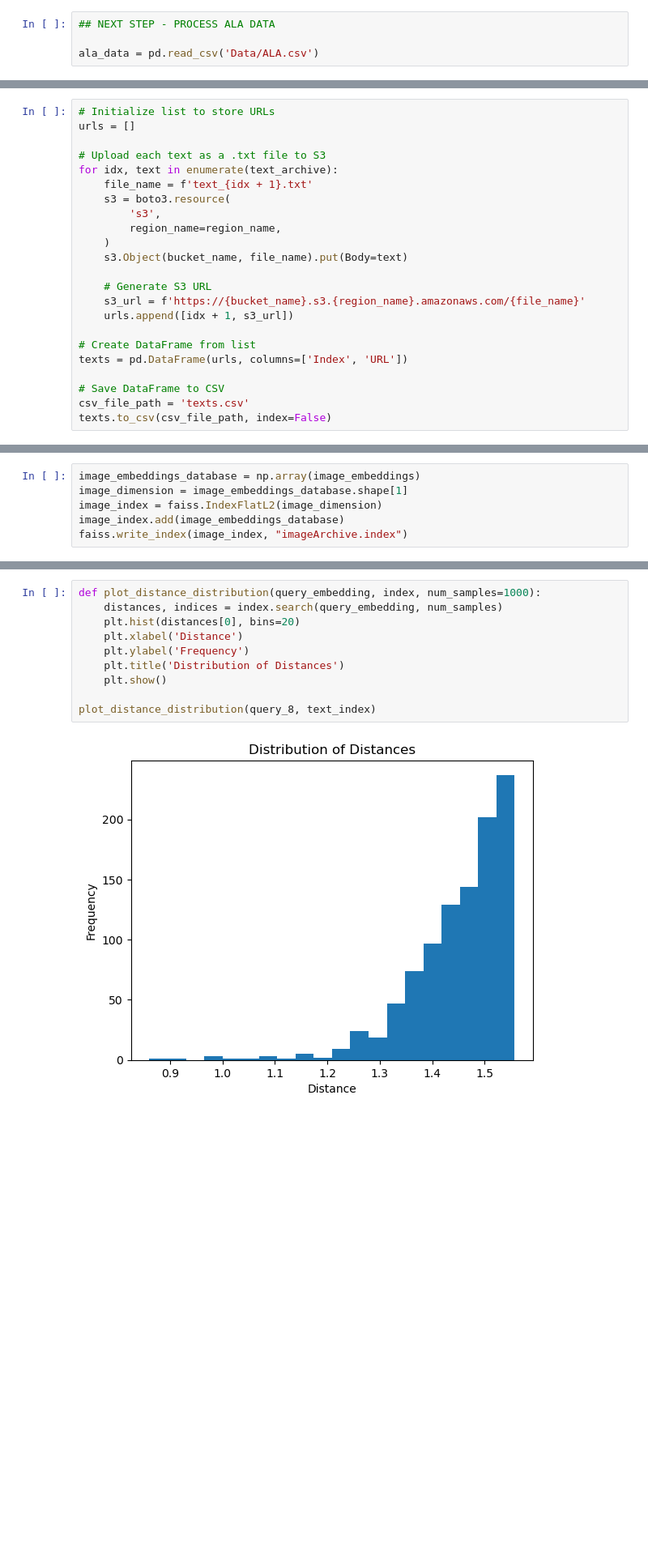
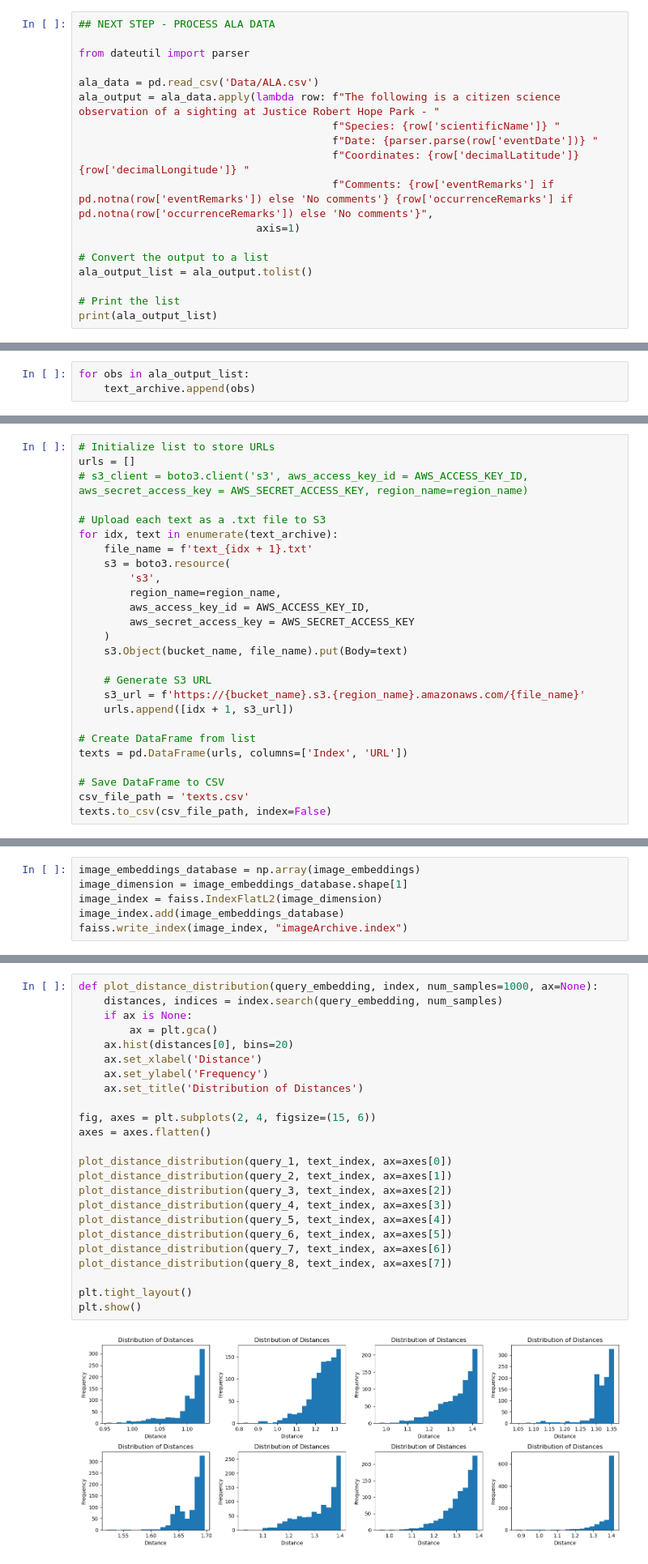
Before and after one commit to mattconleyevans/SOCY3001, a Jupyter notebook: Project/DataProcessing.ipynb, the cells around one changed output, grey strips where cells are left out. Shown at 81% size. Cells and saved outputs as stored; diff of their text form; blank space fills up the shorter version.

Commit message:
Add new text index

```diff
--- a/Project/DataProcessing.ipynb
+++ b/Project/DataProcessing.ipynb
@@ -314,4 +321,18 @@ text_metadata.append({
 # %%
 ## NEXT STEP - PROCESS ALA DATA
 
+from dateutil import parser
+
 ala_data = pd.read_csv('Data/ALA.csv')
+ala_output = ala_data.apply(lambda row: f"The following is a citizen science observation of a sighting at Justice Robert Hope Park - "
+                                        f"Species: {row['scientificName']} "
+                                        f"Date: {parser.parse(row['eventDate'])} "
+                                        f"Coordinates: {row['decimalLatitude']} {row['decimalLongitude']} "
+                                        f"Comments: {row['eventRemarks'] if pd.notna(row['eventRemarks']) else 'No comments'} {row['occurrenceRemarks'] if pd.notna(row['occurrenceRemarks']) else 'No comments'}",
+                            axis=1)
+
+# Convert the output to a list
+ala_output_list = ala_output.tolist()
+
+# Print the list
+print(ala_output_list)
@@ -317,0 +341,3 @@ ala_data = pd.read_csv('Data/ALA.csv')
+# %%
+for obs in ala_output_list:
+    text_archive.append(obs)
@@ -498,6 +555,7 @@ text_archive = [text for text in text_archive if text]
 # %%
 # Initialize list to store URLs
 urls = []
+# s3_client = boto3.client('s3', aws_access_key_id = AWS_ACCESS_KEY_ID, aws_secret_access_key = AWS_SECRET_ACCESS_KEY, region_name=region_name)
 
 # Upload each text as a .txt file to S3
 for idx, text in enumerate(text_archive):
@@ -505,6 +563,8 @@ for idx, text in enumerate(text_archive):
     s3 = boto3.resource(
         's3',
         region_name=region_name,
+        aws_access_key_id = AWS_ACCESS_KEY_ID,
+        aws_secret_access_key = AWS_SECRET_ACCESS_KEY
     )
     s3.Object(bucket_name, file_name).put(Body=text)
 
@@ -546,14 +606,28 @@ query_6 = np.array([get_text_embedding("What do you think the future holds for t
 query_7 = np.array([get_text_embedding("What kind of impact does residential development have on the park?").data[0].embedding], dtype=np.float32)
 query_8 = np.array([get_text_embedding("Can dogs roam around the park?").data[0].embedding], dtype=np.float32)
 # %%
-def plot_distance_distribution(query_embedding, index, num_samples=1000):
+def plot_distance_distribution(query_embedding, index, num_samples=1000, ax=None):
     distances, indices = index.search(query_embedding, num_samples)
-    plt.hist(distances[0], bins=20)
-    plt.xlabel('Distance')
-    plt.ylabel('Frequency')
-    plt.title('Distribution of Distances')
-    plt.show()
+    if ax is None:
+        ax = plt.gca()
+    ax.hist(distances[0], bins=20)
+    ax.set_xlabel('Distance')
+    ax.set_ylabel('Frequency')
+    ax.set_title('Distribution of Distances')
 
-plot_distance_distribution(query_8, text_index)
+fig, axes = plt.subplots(2, 4, figsize=(15, 6))
+axes = axes.flatten()
+
+plot_distance_distribution(query_1, text_index, ax=axes[0])
+plot_distance_distribution(query_2, text_index, ax=axes[1])
+plot_distance_distribution(query_3, text_index, ax=axes[2])
+plot_distance_distribution(query_4, text_index, ax=axes[3])
+plot_distance_distribution(query_5, text_index, ax=axes[4])
+plot_distance_distribution(query_6, text_index, ax=axes[5])
+plot_distance_distribution(query_7, text_index, ax=axes[6])
+plot_distance_distribution(query_8, text_index, ax=axes[7])
+
+plt.tight_layout()
+plt.show()
 # %% [output]
-[figure, old version]
+[figure, new version]
```
Also changed, not shown: parts of 5 cells of this notebook, 9 other files.
